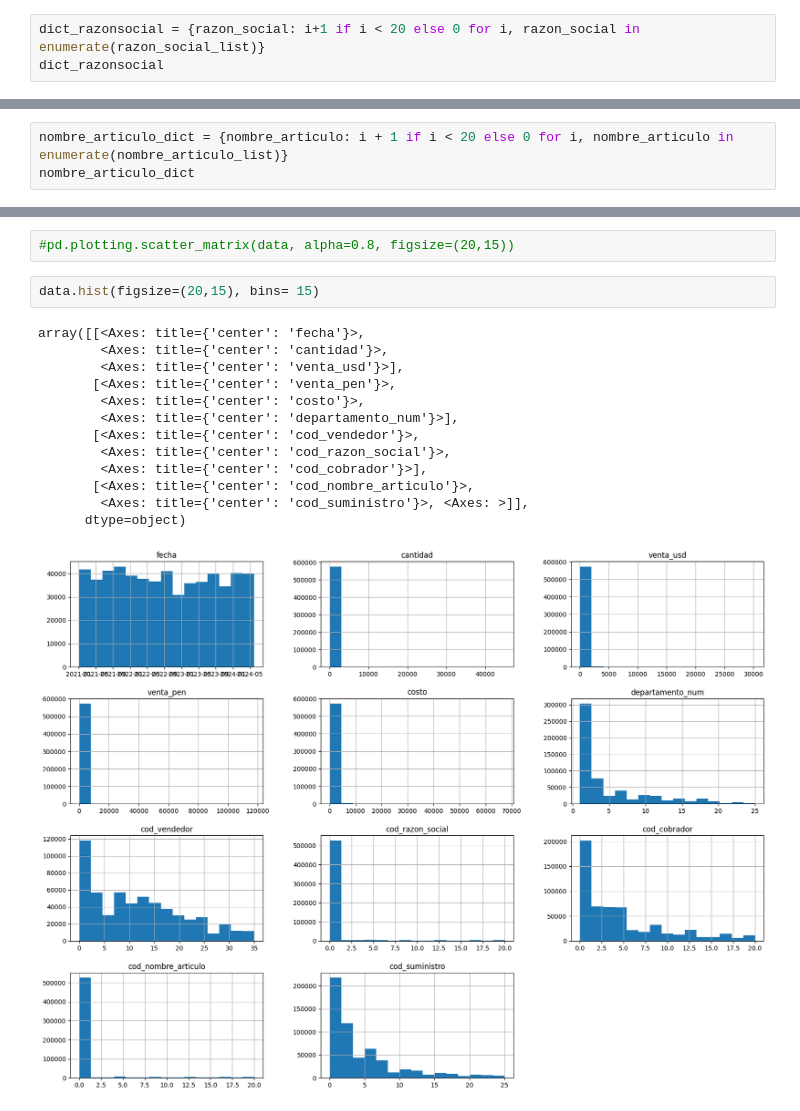
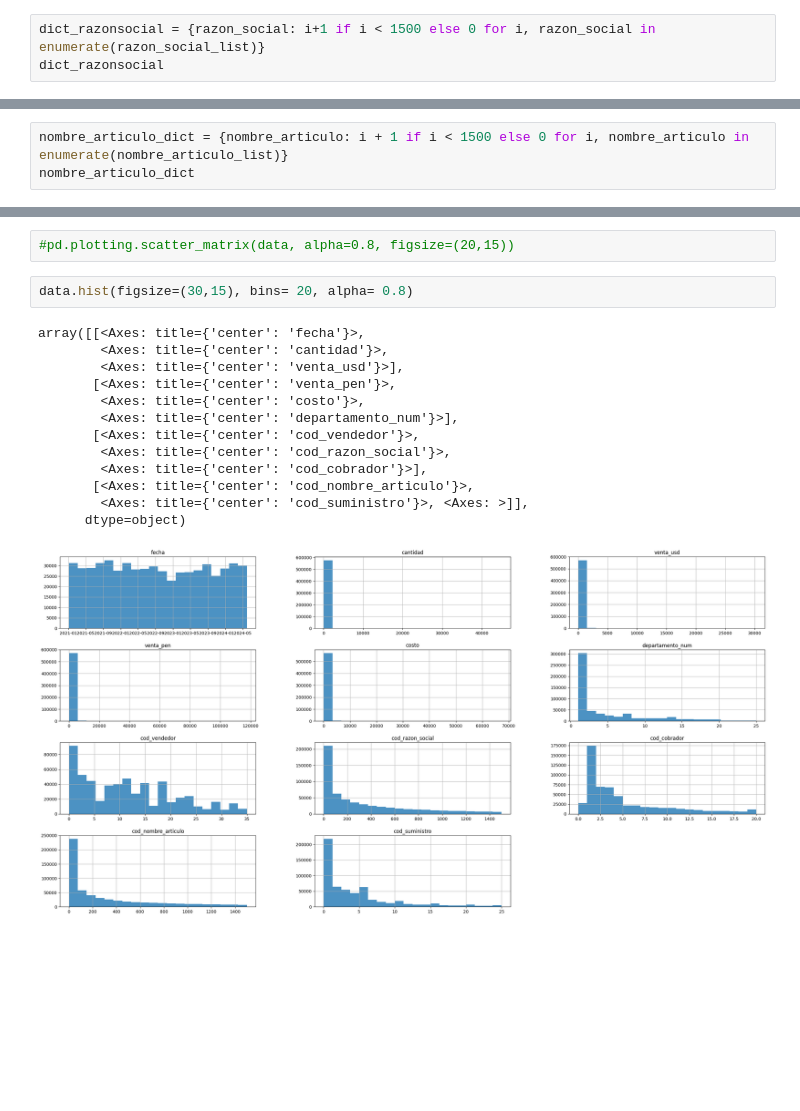
Before and after one commit to codelock54/MD_tarea_2, a Jupyter notebook: model.ipynb, the cells around one changed output, grey strips where cells are left out. Saved outputs shown, nothing was run; the diff lists cells and outputs as text; blank space fills up the shorter version.

```diff
--- a/model.ipynb
+++ b/model.ipynb
@@ -645,7 +649,7 @@ Index(['filmarg s.a.c.', 'antachoque espinoza ernesto alonso',
        'baños portatiles channel s.a.c'],
       dtype='object', name='razon_social', length=5149)
 # %%
-dict_razonsocial = {razon_social: i+1 if i < 20 else 0 for i, razon_social in enumerate(razon_social_list)}
+dict_razonsocial = {razon_social: i+1 if i < 1500 else 0 for i, razon_social in enumerate(razon_social_list)}
 dict_razonsocial
 # %% [output]
 {'filmarg s.a.c.': 1,
@@ -766,7 +770,7 @@ nombre_articulo_list[:20]
  'focos 67 r5w',
  'kit de filtros(9)1° 2° a-5541+a-5540 af25692']
 # %%
-nombre_articulo_dict = {nombre_articulo: i + 1 if i < 20 else 0 for i, nombre_articulo in enumerate(nombre_articulo_list)}
+nombre_articulo_dict = {nombre_articulo: i + 1 if i < 1500 else 0 for i, nombre_articulo in enumerate(nombre_articulo_list)}
 nombre_articulo_dict
 # %% [output]
 {'filtro sep de agua(6)lfwp9000 fs19532': 1,
@@ -886,21 +890,21 @@ data.describe()
 # %%
 #pd.plotting.scatter_matrix(data, alpha=0.8, figsize=(20,15))
 # %%
-data.hist(figsize=(20,15), bins= 15)
+data.hist(figsize=(30,15), bins= 20, alpha= 0.8)
 # %% [output]
 array([[<Axes: title={'center': 'fecha'}>,
         <Axes: title={'center': 'cantidad'}>,
         <Axes: title={'center': 'venta_usd'}>],
        [<Axes: title={'center': 'venta_pen'}>,
         <Axes: title={'center': 'costo'}>,
         <Axes: title={'center': 'departamento_num'}>],
        [<Axes: title={'center': 'cod_vendedor'}>,
         <Axes: title={'center': 'cod_razon_social'}>,
         <Axes: title={'center': 'cod_cobrador'}>],
        [<Axes: title={'center': 'cod_nombre_articulo'}>,
         <Axes: title={'center': 'cod_suministro'}>, <Axes: >]],
       dtype=object)
-[figure, old version]
+[figure, new version]
 # %%
 data.cod_nombre_articulo.value_counts()
 # %% [output]
```
Also changed, not shown: parts of 13 cells of this notebook.
